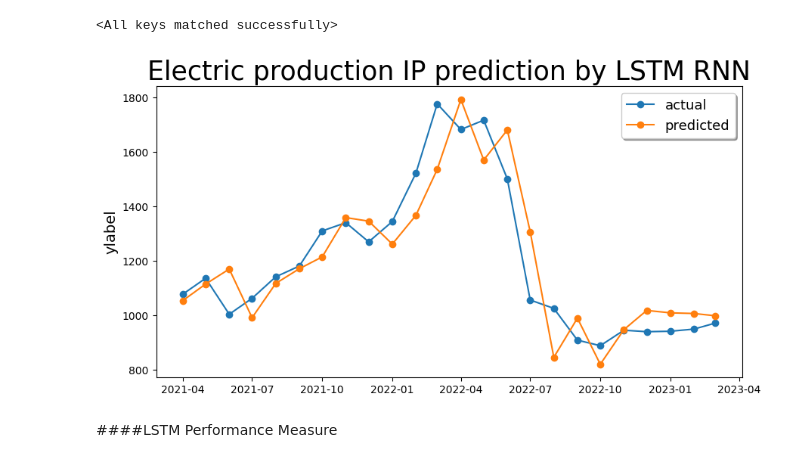
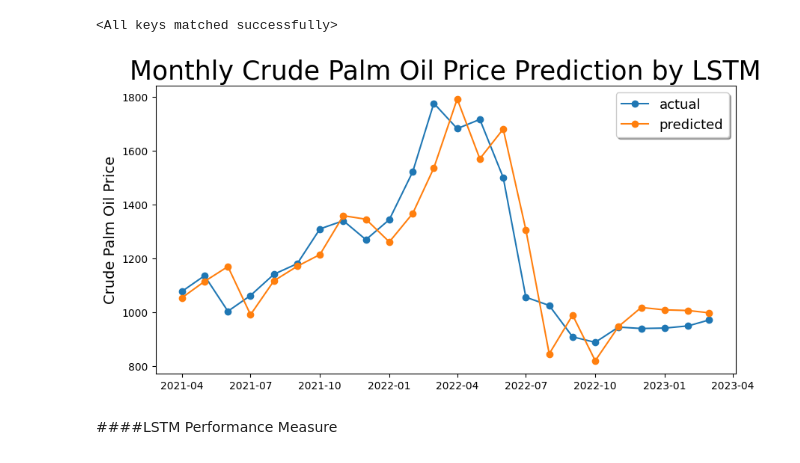
Before and after one commit to mofuoku417/Crude-Palm-Oil-Price-Prediction, a Jupyter notebook: Crude_PalmOil_Price_Prediction_using_LSTM.ipynb, the cells around one changed output. Saved outputs shown, nothing was run; the diff lists cells and outputs as text; code cells hidden in the pictures.

```diff
--- a/Crude_PalmOil_Price_Prediction_using_LSTM.ipynb
+++ b/Crude_PalmOil_Price_Prediction_using_LSTM.ipynb
@@ -335,13 +335,13 @@ df_pred['prediction']=y_pred
 # %%
 plt.figure(figsize=(10,5))
 plt.plot(df_pred.index,df_pred["cpo_pri"], label="actual", marker="o")
 plt.plot(df_pred.index,df_pred["prediction"], label="predicted", marker="o")
-plt.title("Electric production IP prediction by LSTM RNN", fontsize=25)
-plt.ylabel("ylabel")
+plt.title("Monthly Crude Palm Oil Price Prediction by LSTM", fontsize=25)
+plt.ylabel("Crude Palm Oil Price")
 plt.legend(title_fontsize=14, fontsize=13, fancybox=True, shadow=True, frameon=True)
 plt.show()
 # %% [output]
-[figure, old version]
+[figure, new version]
 # %% [markdown]
 ####LSTM Performance Measure
 # %%
```
